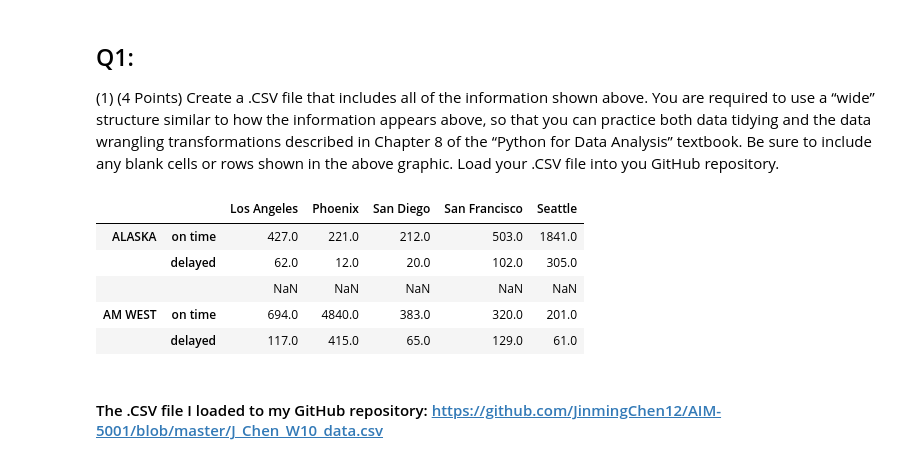
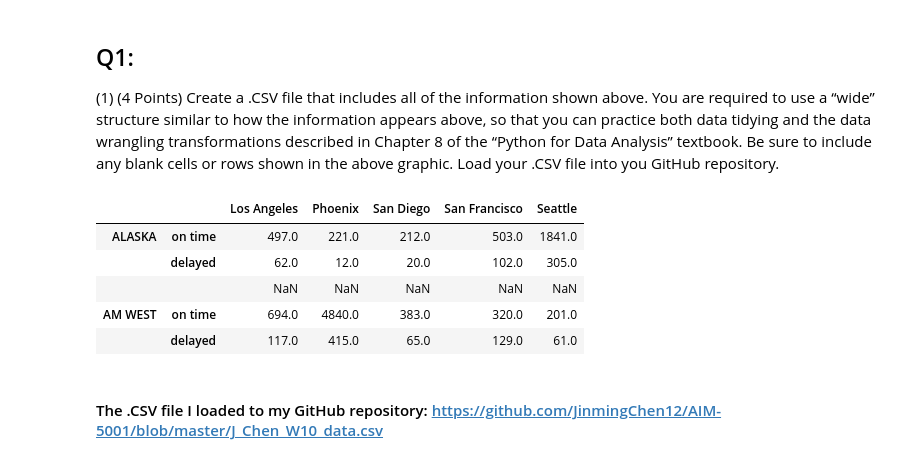
Before and after one commit to JinmingChen12/Data-Acquisition-Management, a Jupyter notebook: J_Chen_w10_assn.ipynb, the cells around one changed output. Cells and saved outputs as stored; diff of their text form; code cells hidden in the pictures.

```diff
--- a/J_Chen_w10_assn.ipynb
+++ b/J_Chen_w10_assn.ipynb
@@ -19,19 +19,19 @@ to include any blank cells or rows shown in the above graphic. Load your .CSV fi
 # %%
 # By using "np.nan" to include any blank cells or rows
 # Reference is about "np.nan"
 # Creating the data in pandas
 
-file = pd.DataFrame([[427.0,221.0,212.0,503.0,1841.0], [62.0,12.0,20.0,102.0,305.0], [np.nan,np.nan,np.nan,np.nan,np.nan],[694.0,4840.0,383.0,320.0,201.0],[117.0,415.0,65.0,129.0,61.0]],
+file = pd.DataFrame([[497.0,221.0,212.0,503.0,1841.0], [62.0,12.0,20.0,102.0,305.0], [np.nan,np.nan,np.nan,np.nan,np.nan],[694.0,4840.0,383.0,320.0,201.0],[117.0,415.0,65.0,129.0,61.0]],
 
                     index = [['ALASKA', 'ALASKA', '' , 'AM WEST', 'AM WEST'], ['on time', 'delayed', '' , 'on time', 'delayed']],
 
                     columns=['Los Angeles','Phoenix','San Diego','San Francisco','Seattle'])
 
 
 file
 # %% [output]
 |  |  | Los Angeles | Phoenix | San Diego | San Francisco | Seattle |
-| ALASKA | on time | 427.0 | 221.0 | 212.0 | 503.0 | 1841.0 |
+| ALASKA | on time | 497.0 | 221.0 | 212.0 | 503.0 | 1841.0 |
 |  | delayed | 62.0 | 12.0 | 20.0 | 102.0 | 305.0 |
 |  |  | NaN | NaN | NaN | NaN | NaN |
 | AM WEST | on time | 694.0 | 4840.0 | 383.0 | 320.0 | 201.0 |
```
Also changed, not shown: parts of 14 cells of this notebook.
